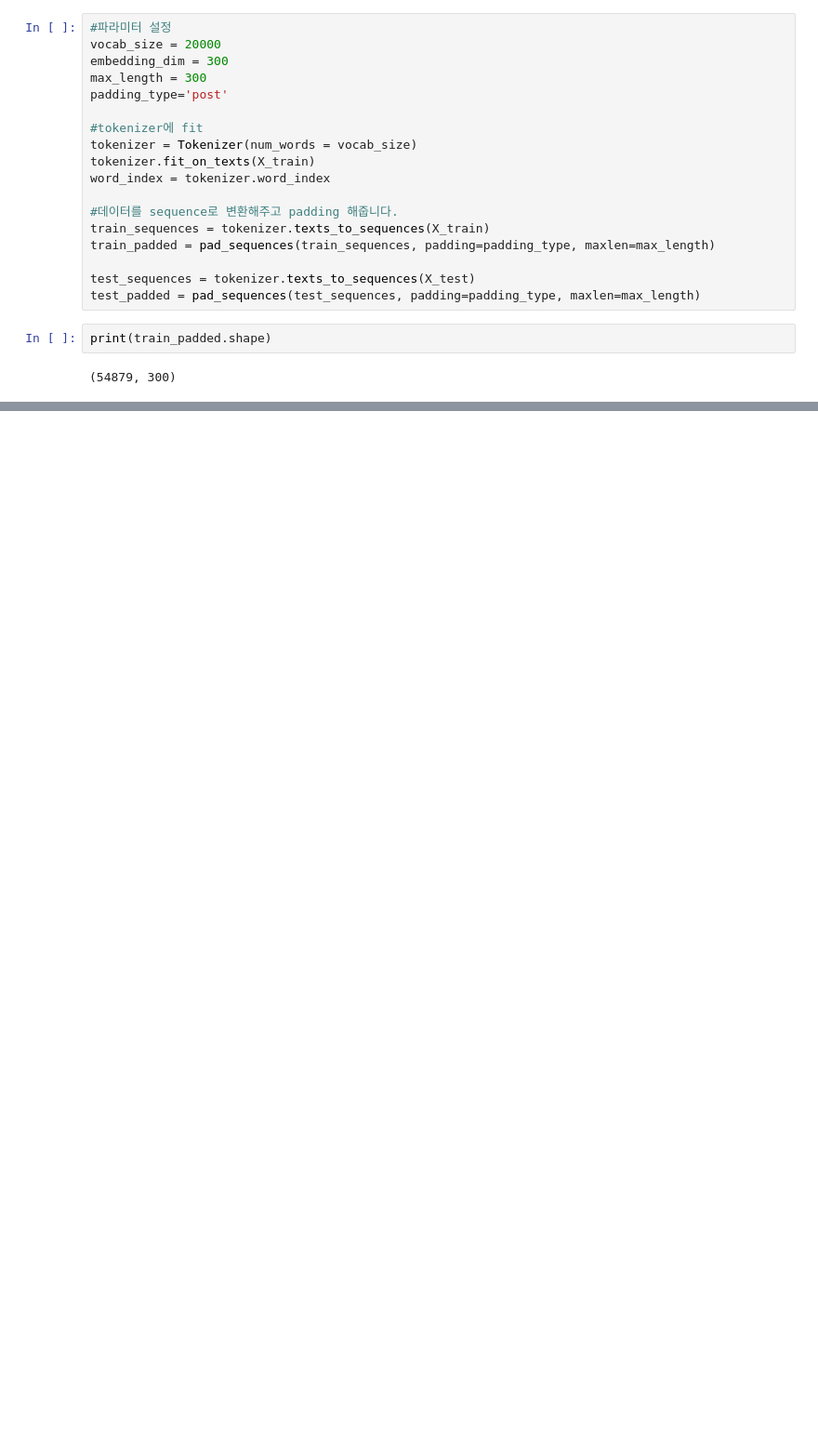
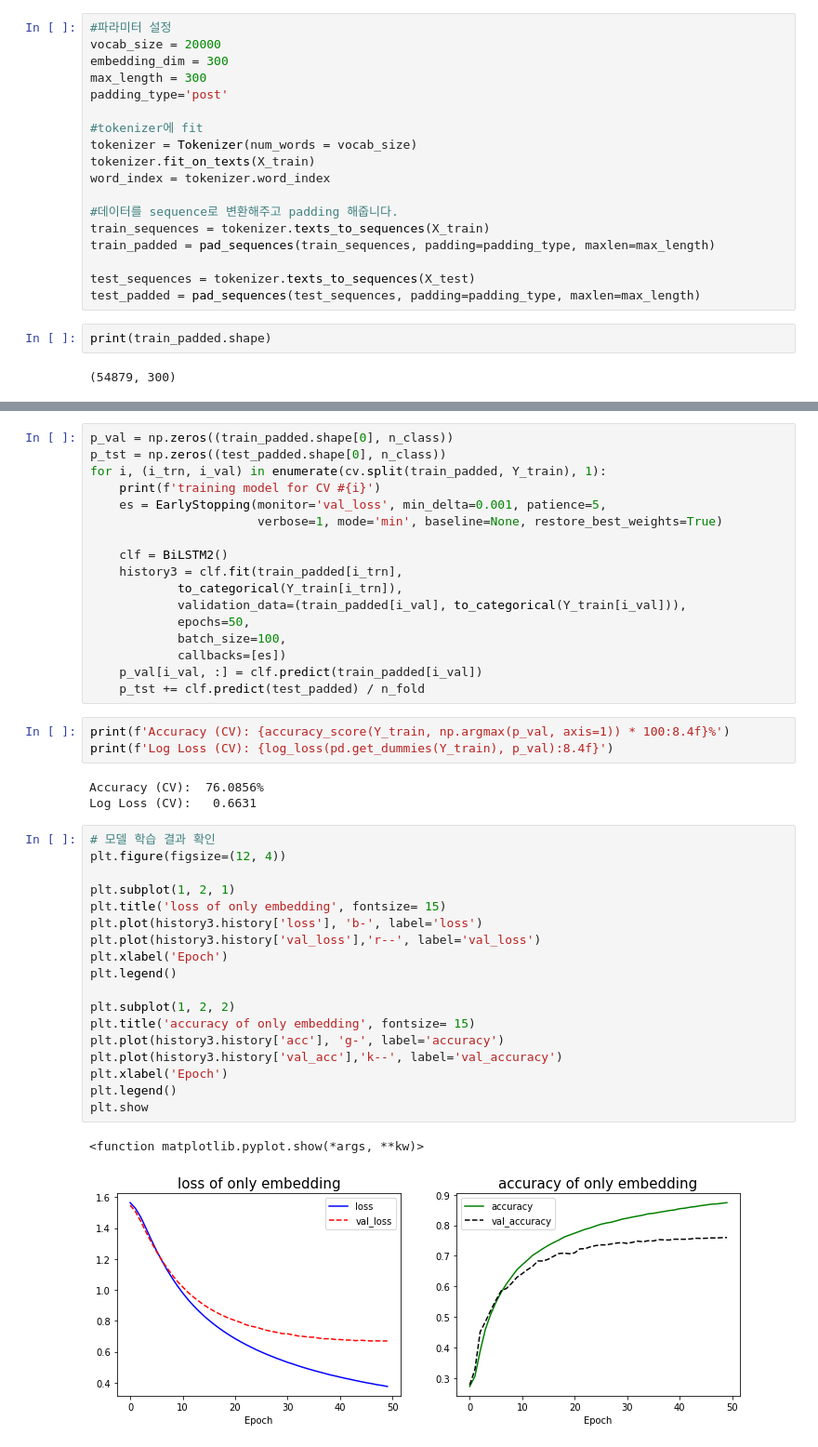
Before and after one commit to pongjin/NLP_study, a Jupyter notebook: 자연어스터디_5주차_모델링.ipynb, the cells around one changed output, grey strips where cells are left out. Shown: that part at 93% size. Cells and saved outputs as stored; diff of their text form; blank space fills up the shorter version.

```diff
--- a/자연어스터디_5주차_모델링.ipynb
+++ b/자연어스터디_5주차_모델링.ipynb
@@ -309,0 +454,44 @@ plt.show
+# %%
+p_val = np.zeros((train_padded.shape[0], n_class))
+p_tst = np.zeros((test_padded.shape[0], n_class))
+for i, (i_trn, i_val) in enumerate(cv.split(train_padded, Y_train), 1):
+    print(f'training model for CV #{i}')
+    es = EarlyStopping(monitor='val_loss', min_delta=0.001, patience=5,
+                       verbose=1, mode='min', baseline=None, restore_best_weights=True)
+
+    clf = BiLSTM2()
+    history3 = clf.fit(train_padded[i_trn],
+            to_categorical(Y_train[i_trn]),
+            validation_data=(train_padded[i_val], to_categorical(Y_train[i_val])),
+            epochs=50,
+            batch_size=100,
+            callbacks=[es])
+    p_val[i_val, :] = clf.predict(train_padded[i_val])
+    p_tst += clf.predict(test_padded) / n_fold
+# %%
+print(f'Accuracy (CV): {accuracy_score(Y_train, np.argmax(p_val, axis=1)) * 100:8.4f}%')
+print(f'Log Loss (CV): {log_loss(pd.get_dummies(Y_train), p_val):8.4f}')
+# %% [output]
+Accuracy (CV):  76.0856%
+Log Loss (CV):   0.6631
+# %%
+# 모델 학습 결과 확인
+plt.figure(figsize=(12, 4))
+
+plt.subplot(1, 2, 1)
+plt.title('loss of only embedding', fontsize= 15)
+plt.plot(history3.history['loss'], 'b-', label='loss')
+plt.plot(history3.history['val_loss'],'r--', label='val_loss')
+plt.xlabel('Epoch')
+plt.legend()
+
+plt.subplot(1, 2, 2)
+plt.title('accuracy of only embedding', fontsize= 15)
+plt.plot(history3.history['acc'], 'g-', label='accuracy')
+plt.plot(history3.history['val_acc'],'k--', label='val_accuracy')
+plt.xlabel('Epoch')
+plt.legend()
+plt.show
+# %% [output]
+<function matplotlib.pyplot.show(*args, **kw)>
+[figure, added]
```
Also changed, not shown: parts of 21 cells of this notebook.
